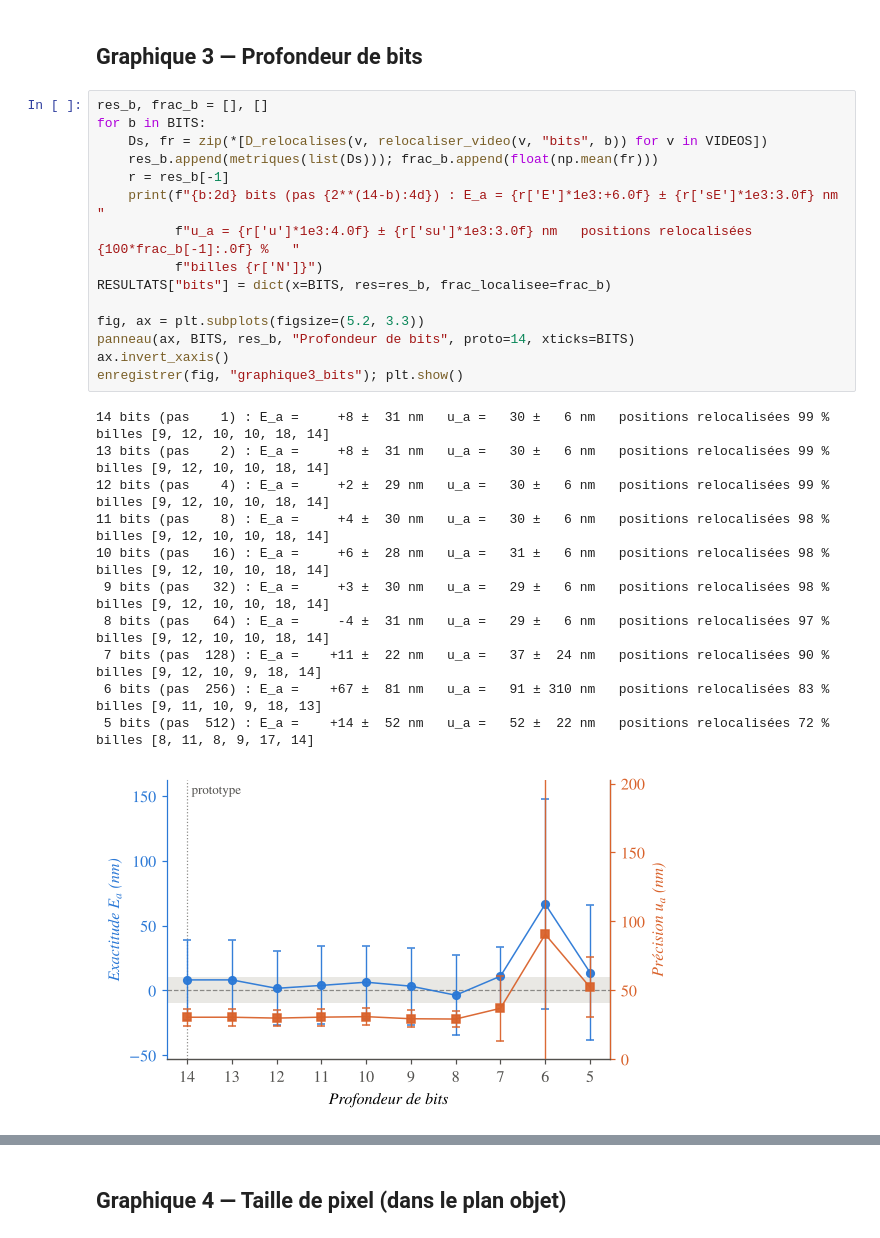
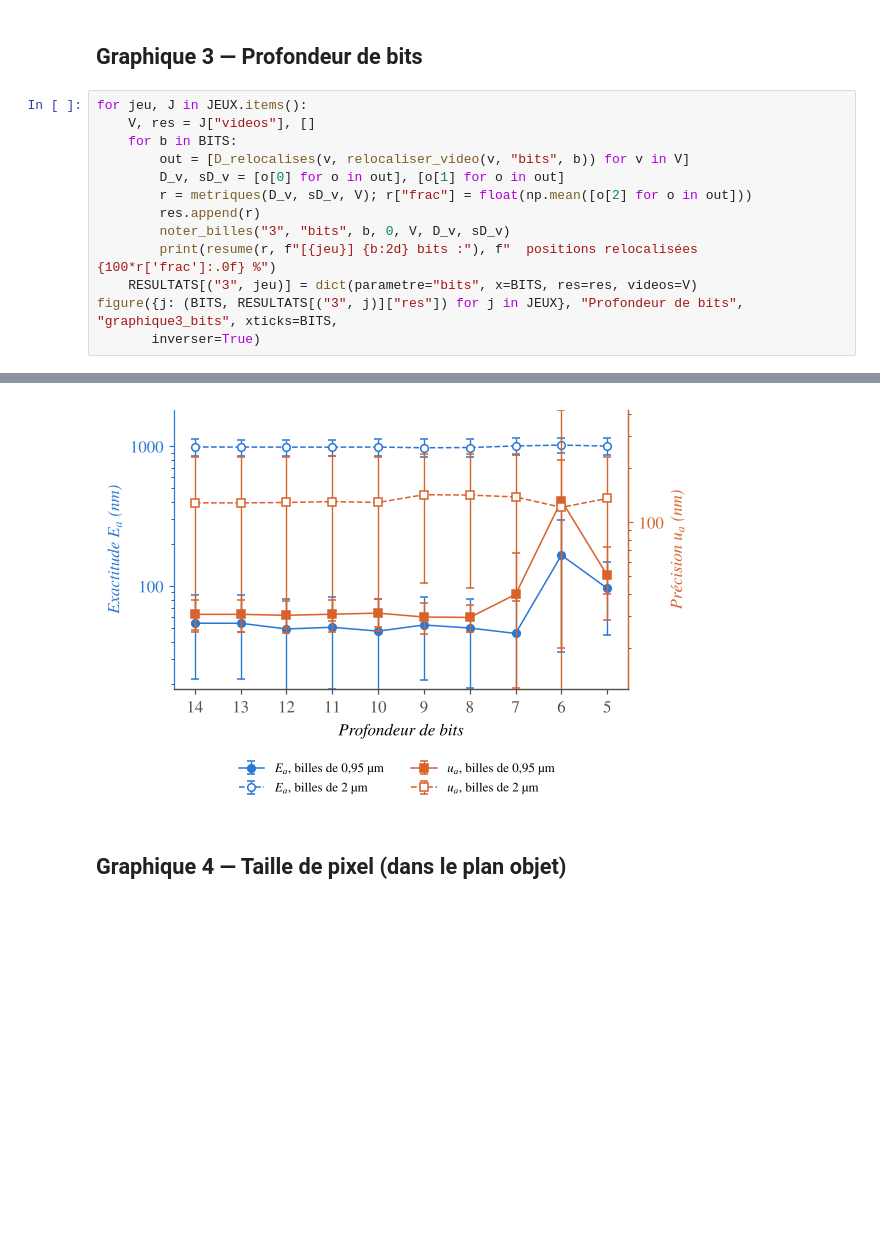
Before and after one commit to cornelia-3/TechEx, a Jupyter notebook: M3_Microscope/performance/graphique de performance.ipynb, the cells around one changed output, grey strips where cells are left out. Drawn from its saved outputs; the diff is of its cells as text; blank space fills up the shorter version.

```diff
--- a/M3_Microscope/performance/graphique de performance.ipynb
+++ b/M3_Microscope/performance/graphique de performance.ipynb
@@ -370,30 +481,17 @@ print("relocalisation prête")
 relocalisation prête
 # %% [markdown]
 ## Graphique 3 — Profondeur de bits
-# %%
-res_b, frac_b = [], []
-for b in BITS:
-    Ds, fr = zip(*[D_relocalises(v, relocaliser_video(v, "bits", b)) for v in VIDEOS])
-    res_b.append(metriques(list(Ds))); frac_b.append(float(np.mean(fr)))
-    r = res_b[-1]
-    print(f"{b:2d} bits (pas {2**(14-b):4d}) : E_a = {r['E']*1e3:+6.0f} ± {r['sE']*1e3:3.0f} nm   "
-          f"u_a = {r['u']*1e3:4.0f} ± {r['su']*1e3:3.0f} nm   positions relocalisées {100*frac_b[-1]:.0f} %   "
-          f"billes {r['N']}")
-RESULTATS["bits"] = dict(x=BITS, res=res_b, frac_localisee=frac_b)
-
-fig, ax = plt.subplots(figsize=(5.2, 3.3))
-panneau(ax, BITS, res_b, "Profondeur de bits", proto=14, xticks=BITS)
-ax.invert_xaxis()
-enregistrer(fig, "graphique3_bits"); plt.show()
-# %% [output]
-14 bits (pas    1) : E_a =     +8 ±  31 nm   u_a =   30 ±   6 nm   positions relocalisées 99 %   billes [9, 12, 10, 10, 18, 14]
-13 bits (pas    2) : E_a =     +8 ±  31 nm   u_a =   30 ±   6 nm   positions relocalisées 99 %   billes [9, 12, 10, 10, 18, 14]
-12 bits (pas    4) : E_a =     +2 ±  29 nm   u_a =   30 ±   6 nm   positions relocalisées 99 %   billes [9, 12, 10, 10, 18, 14]
-11 bits (pas    8) : E_a =     +4 ±  30 nm   u_a =   30 ±   6 nm   positions relocalisées 98 %   billes [9, 12, 10, 10, 18, 14]
-10 bits (pas   16) : E_a =     +6 ±  28 nm   u_a =   31 ±   6 nm   positions relocalisées 98 %   billes [9, 12, 10, 10, 18, 14]
- 9 bits (pas   32) : E_a =     +3 ±  30 nm   u_a =   29 ±   6 nm   positions relocalisées 98 %   billes [9, 12, 10, 10, 18, 14]
- 8 bits (pas   64) : E_a =     -4 ±  31 nm   u_a =   29 ±   6 nm   positions relocalisées 97 %   billes [9, 12, 10, 10, 18, 14]
- 7 bits (pas  128) : E_a =    +11 ±  22 nm   u_a =   37 ±  24 nm   positions relocalisées 90 %   billes [9, 12, 10, 9, 18, 14]
- 6 bits (pas  256) : E_a =    +67 ±  81 nm   u_a =   91 ± 310 nm   positions relocalisées 83 %   billes [9, 11, 10, 9, 18, 13]
- 5 bits (pas  512) : E_a =    +14 ±  52 nm   u_a =   52 ±  22 nm   positions relocalisées 72 %   billes [8, 11, 8, 9, 17, 14]
-[figure, removed]
+# %%
+for jeu, J in JEUX.items():
+    V, res = J["videos"], []
+    for b in BITS:
+        out = [D_relocalises(v, relocaliser_video(v, "bits", b)) for v in V]
+        D_v, sD_v = [o[0] for o in out], [o[1] for o in out]
+        r = metriques(D_v, sD_v, V); r["frac"] = float(np.mean([o[2] for o in out]))
+        res.append(r)
+        noter_billes("3", "bits", b, 0, V, D_v, sD_v)
+        print(resume(r, f"[{jeu}] {b:2d} bits :"), f"  positions relocalisées {100*r['frac']:.0f} %")
+    RESULTATS[("3", jeu)] = dict(parametre="bits", x=BITS, res=res, videos=V)
+figure({j: (BITS, RESULTATS[("3", j)]["res"]) for j in JEUX}, "Profondeur de bits", "graphique3_bits", xticks=BITS,
+       inverser=True)
+# %% [output]
@@ -400,2 +518,3 @@ enregistrer(fig, "graphique3_bits"); plt.show()
+[figure, added]
 # %% [markdown]
 ## Graphique 4 — Taille de pixel (dans le plan objet)
```
Also changed, not shown: parts of 33 cells of this notebook, 5 other files.
